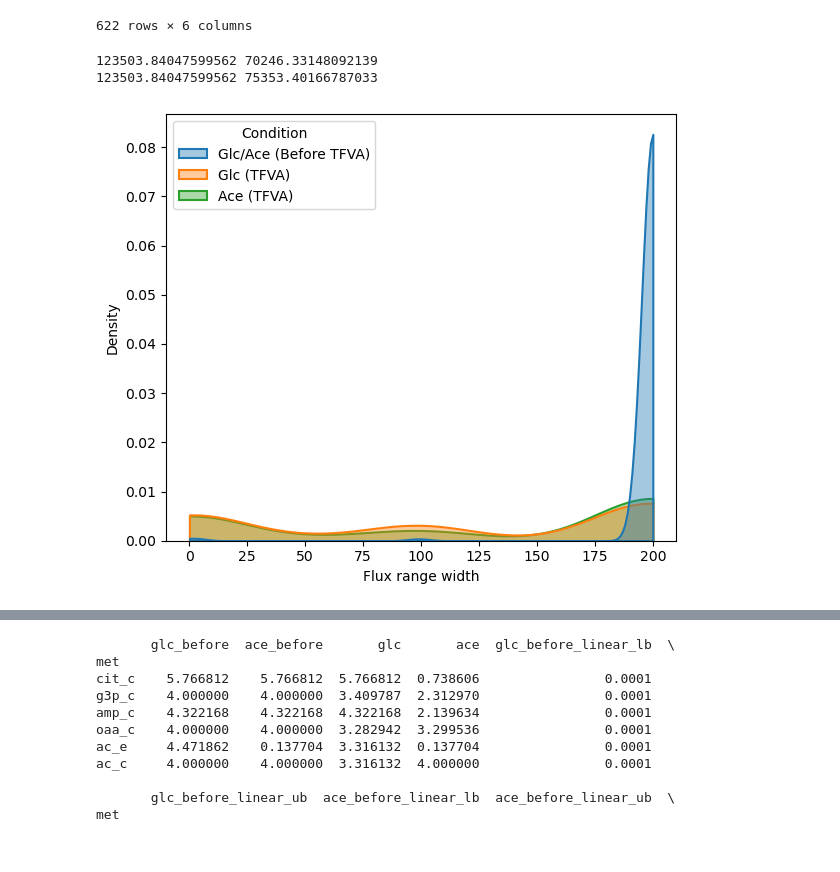
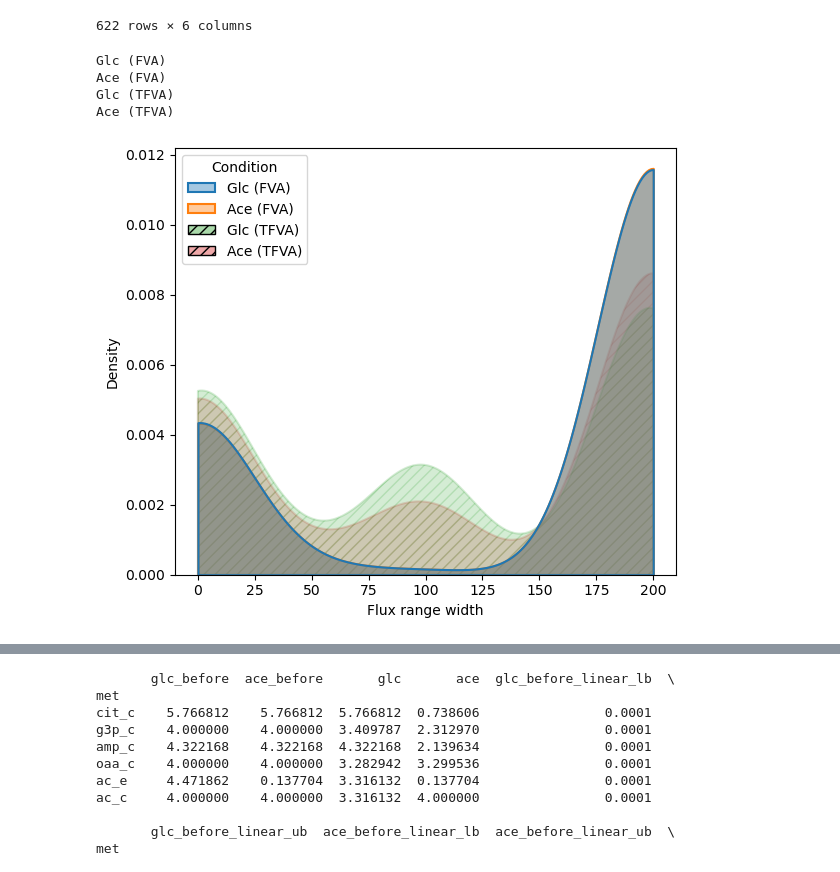
Before and after one commit to lasillje/MSC-Thermo, a Jupyter notebook: ecoli_flux_bounds/tfva_ecoli.ipynb, the cells around one changed output, grey strips where cells are left out. Cells and saved outputs as stored; diff of their text form; code cells hidden in the pictures.

```diff
--- a/ecoli_flux_bounds/tfva_ecoli.ipynb
+++ b/ecoli_flux_bounds/tfva_ecoli.ipynb
@@ -1418,8 +1444,10 @@ merge_width_no_metabolome("results/bounds/nathan_ecoli_flux_bounds/ecoli_WT_Ace_
 | 621 | EX_oro | 0.040113 | 0.141366 | 0.101253 | 0.101253 | metabolome |
 622 rows × 6 columns
 # %%
-visualize_kde("results/bounds/complete_ecoli_WT_Glc_before.csv", "results/bounds/nathan_ecoli_flux_bounds/ecoli_WT_Glc_final_tfva.csv", "results/bounds/nathan_ecoli_flux_bounds/ecoli_WT_Ace_final_tfva.csv" )
+visualize_kde("results/bounds/complete_ecoli_WT_Glc_fva.csv", "results/bounds/complete_ecoli_WT_Ace_fva.csv", "results/bounds/nathan_ecoli_flux_bounds/ecoli_WT_Glc_final_tfva.csv", "results/bounds/nathan_ecoli_flux_bounds/ecoli_WT_Ace_final_tfva.csv" )
 # %% [output]
-123503.84047599562 70246.33148092139
-123503.84047599562 75353.40166787033
+Glc (FVA)
+Ace (FVA)
+Glc (TFVA)
+Ace (TFVA)
-[figure, old version]
+[figure, new version]
```
Also changed, not shown: parts of 9 cells of this notebook, 1 other file.
